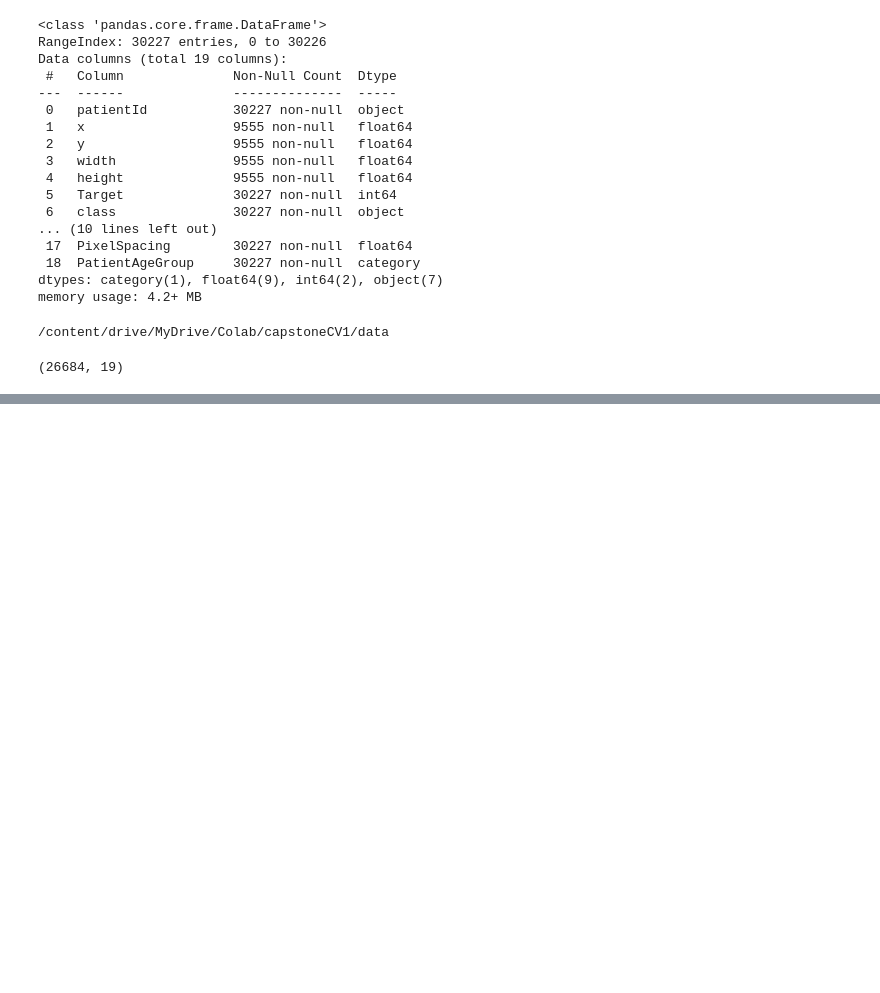
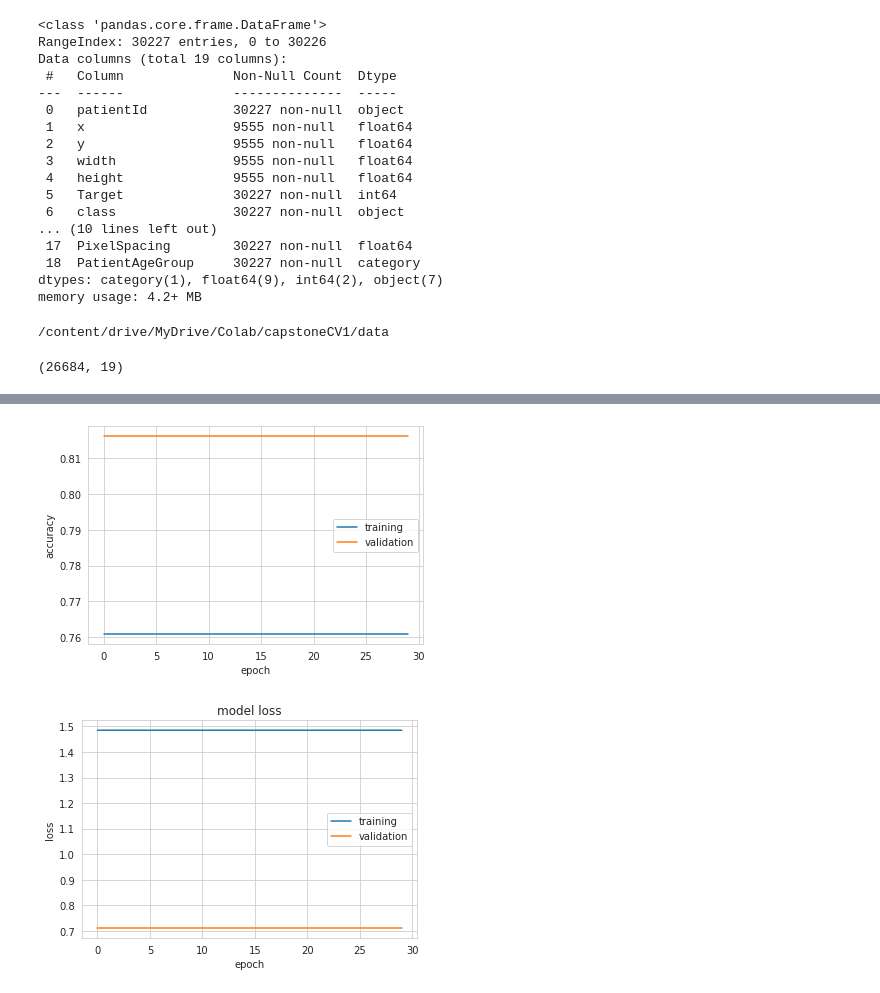
Before and after one commit to vedthebest/Pneumonia-Detection, a Jupyter notebook: mobilenetv2_cl_loc_CV1.ipynb, the cells around one changed output, grey strips where cells are left out. Drawn from its saved outputs; the diff is of its cells as text; code cells hidden in the pictures; blank space fills up the shorter version.

```diff
--- a/mobilenetv2_cl_loc_CV1.ipynb
+++ b/mobilenetv2_cl_loc_CV1.ipynb
@@ -214,7 +279,8 @@ history_mn_cl = mn_cl_model.fit(x_train,
                           validation_data=(x_val,[y_val,y_bbox_val]),
                           #validation_split = 0.20,
                           #class_weight = classWeight,
-                          batch_size = 64,
-                          callbacks = [checkpoint_cb, early_stopping_cb, lr_scheduler])
+                          batch_size = 64)
+
+#callbacks = [checkpoint_cb, early_stopping_cb, lr_scheduler],verbose=True)
 # %% [output]
 Epoch 1/30
@@ -221,0 +303,21 @@ InvalidArgumentError: ignored
+# %%
+def plot_training_history(history, layer):
+  plt.plot(history.history[layer+'_accuracy'])
+  plt.plot(history.history['val_'+layer+'_accuracy'])
+  plt.ylabel('accuracy')
+  plt.xlabel('epoch')
+  plt.legend(['training', 'validation'], loc='best')
+  plt.show()
+  plt.plot(history.history[layer+'_loss'])
+  plt.plot(history.history['val_'+layer+'_loss'])
+  plt.title('model loss')
+  plt.ylabel('loss')
+  plt.xlabel('epoch')
+  plt.legend(['training', 'validation'], loc='best')
+  plt.show()
+# %%
+#the graph for Bounding box is plotted below.
+plot_training_history(history_mn_cl,'dense_1')
+# %% [output]
+[figure, added]
+[figure, added]
```
Also changed, not shown: parts of 41 cells of this notebook.
